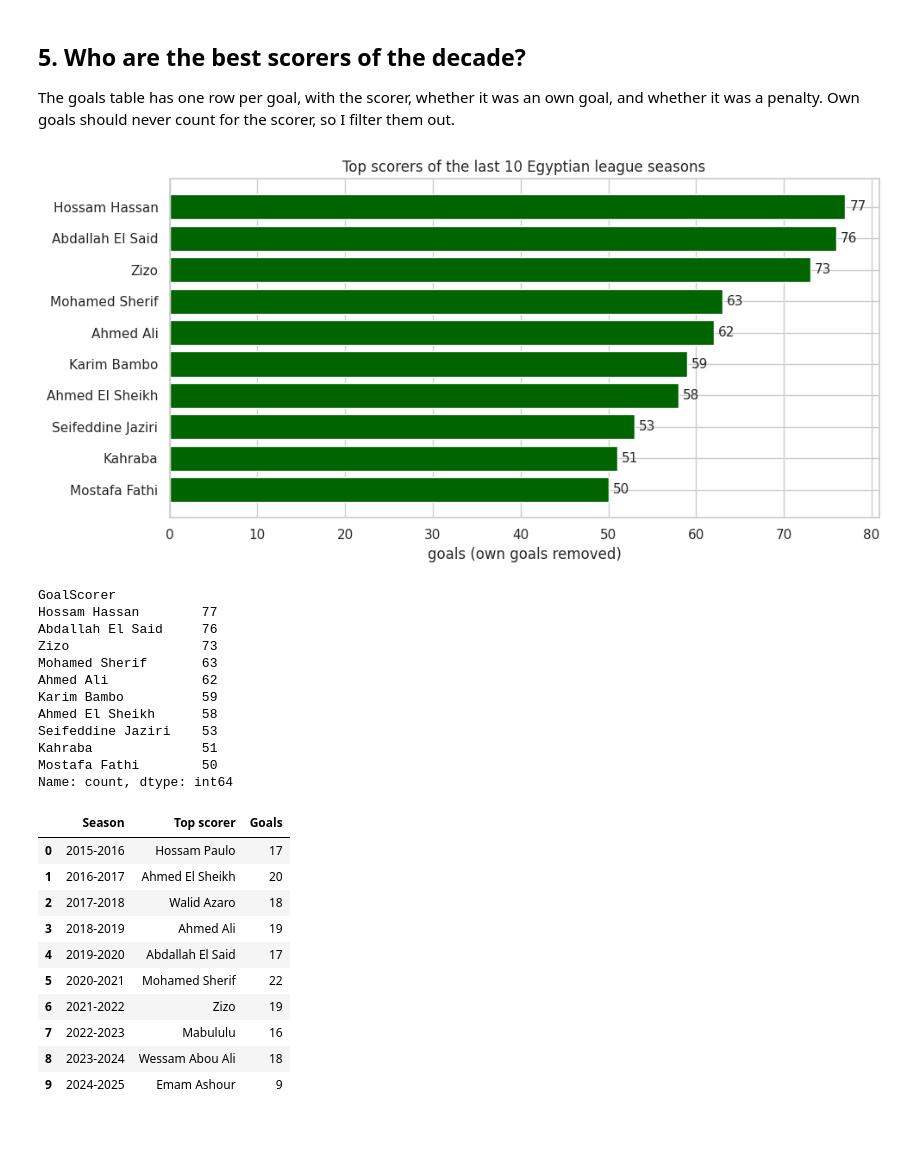
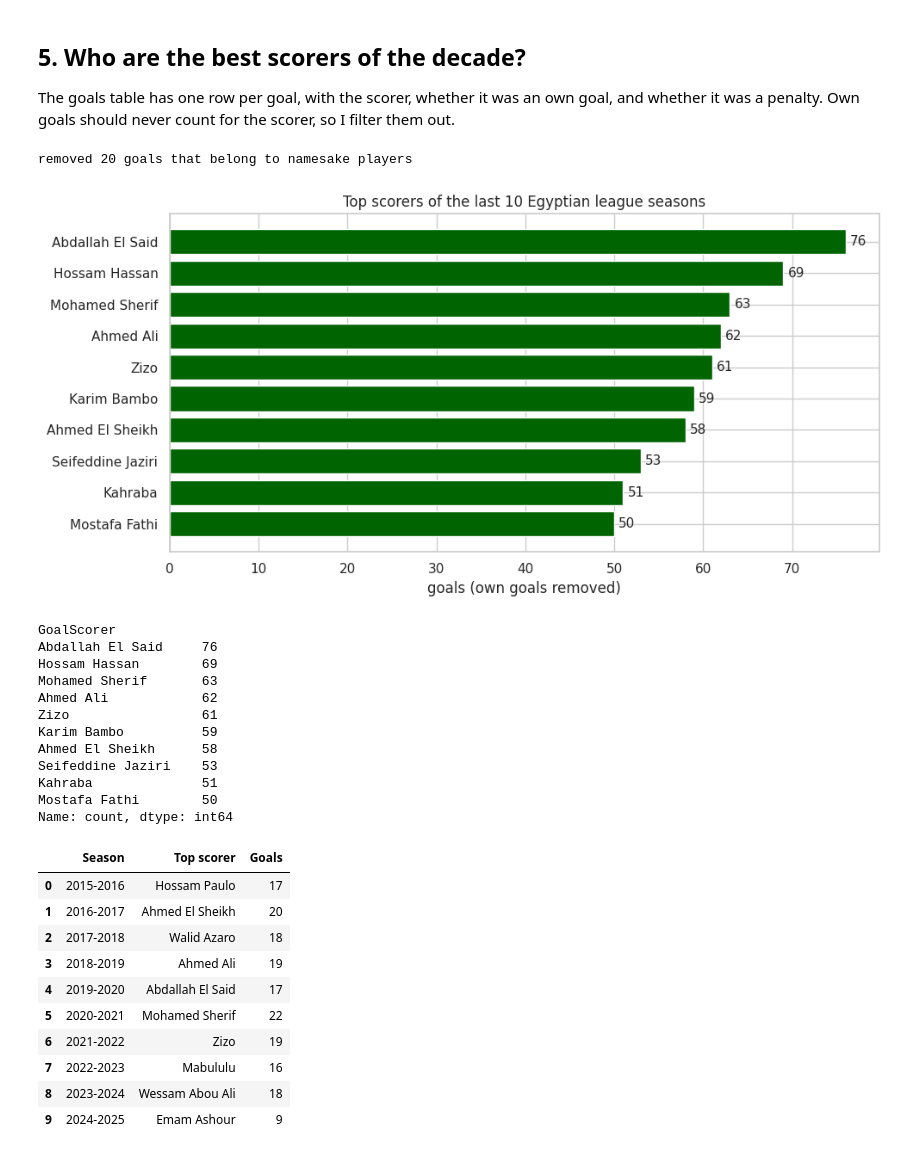
Before and after one commit to elteshelkbeer/egyptian-league-analysis, a Jupyter notebook: egyptian_premier_league_analysis.ipynb, the cells around one changed output. Drawn from its saved outputs; the diff is of its cells as text; code cells hidden in the pictures.

Commit message:
Fix top-scorer namesake merges: El Said 76 is the decade's top scorer (Hossam Hassan 69, Zizo 61)

```diff
--- a/egyptian_premier_league_analysis.ipynb
+++ b/egyptian_premier_league_analysis.ipynb
@@ -454,33 +456,49 @@ about 59-60%. This is one of the most dominant club records anywhere in world fo
 
 The goals table has one row per goal, with the scorer, whether it was an own goal, and whether
 it was a penalty. Own goals should never count for the scorer, so I filter them out.
-# %%
-# Real goals only: own goals count AGAINST the scorer's team, not for them
-clean_goals = goals[~goals['OG']]
-
-top_scorers = clean_goals['GoalScorer'].value_counts().head(10)
-
-fig, ax = plt.subplots()
-ax.barh(top_scorers.index[::-1], top_scorers.values[::-1], color='darkgreen')
-ax.set_title('Top scorers of the last 10 Egyptian league seasons')
-ax.set_xlabel('goals (own goals removed)')
-for i, v in enumerate(top_scorers.values[::-1]):
-    ax.text(v + 0.5, i, str(v), va='center')
-plt.tight_layout()
-plt.show()
-top_scorers
-# %% [output]
-[figure, removed]
-GoalScorer
-Hossam Hassan        77
-Abdallah El Said     76
-Zizo                 73
-Mohamed Sherif       63
-Ahmed Ali            62
-Karim Bambo          59
-Ahmed El Sheikh      58
-Seifeddine Jaziri    53
-Kahraba              51
-Mostafa Fathi        50
-Name: count, dtype: int64
+# %%
+# Real goals only: own goals count AGAINST the scorer's team, not for them
+clean_goals = goals[~goals['OG']]
+
+# DATA QUALITY CHECK: grouping by exact name merges players who SHARE a name.
+# I verified the top names club-by-club against Wikipedia/Transfermarkt and found 2 merges:
+#  - 8 goals for El Sharkia in 2016-17 under 'Hossam Hassan': the Smouha striker (born 1993)
+#    played for Smouha all season. These belong to a DIFFERENT Hossam Hassan (a defensive
+#    midfielder born 1989, on El Sharkia's 2016-17 roster; 6 of the 8 were penalties - the
+#    team's designated penalty taker).
+#  - 12 goals for El Dakhlia under 'Zizo': Ahmed Sayed 'Zizo' was in Belgium/Portugal until
+#    January 2019 and then joined Zamalek, so El Dakhlia's 'Zizo' is a different player.
+namesake_goals = ((clean_goals['GoalScorer'] == 'Hossam Hassan') & (clean_goals['TeamScored'] == 'El Sharkia')) |                  ((clean_goals['GoalScorer'] == 'Zizo') & (clean_goals['TeamScored'] == 'El Dakhlia'))
+scorer_goals = clean_goals[~namesake_goals]
+print('removed', namesake_goals.sum(), 'goals that belong to namesake players')
+
+# The rest of the Hossam Hassan goals form one perfect career: 1 El Dakhlia + 66 Smouha
+# + 2 Al Ahly = 69, matching his Wikipedia record exactly (44 for Smouha 2016-2021,
+# 22 for Smouha 2023-2025, 2 for Al Ahly 2021-2023).
+top_scorers = scorer_goals['GoalScorer'].value_counts().head(10)
+
+fig, ax = plt.subplots()
+ax.barh(top_scorers.index[::-1], top_scorers.values[::-1], color='darkgreen')
+ax.set_title('Top scorers of the last 10 Egyptian league seasons')
+ax.set_xlabel('goals (own goals removed)')
+for i, v in enumerate(top_scorers.values[::-1]):
+    ax.text(v + 0.5, i, str(v), va='center')
+plt.tight_layout()
+plt.show()
+top_scorers
+# %% [output]
+removed 20 goals that belong to namesake players
+[figure, added]
+GoalScorer
+Abdallah El Said     76
+Hossam Hassan        69
+Mohamed Sherif       63
+Ahmed Ali            62
+Zizo                 61
+Karim Bambo          59
+Ahmed El Sheikh      58
+Seifeddine Jaziri    53
+Kahraba              51
+Mostafa Fathi        50
+Name: count, dtype: int64
 # %%
```
Also changed, not shown: parts of 8 cells of this notebook, 1 other file.
